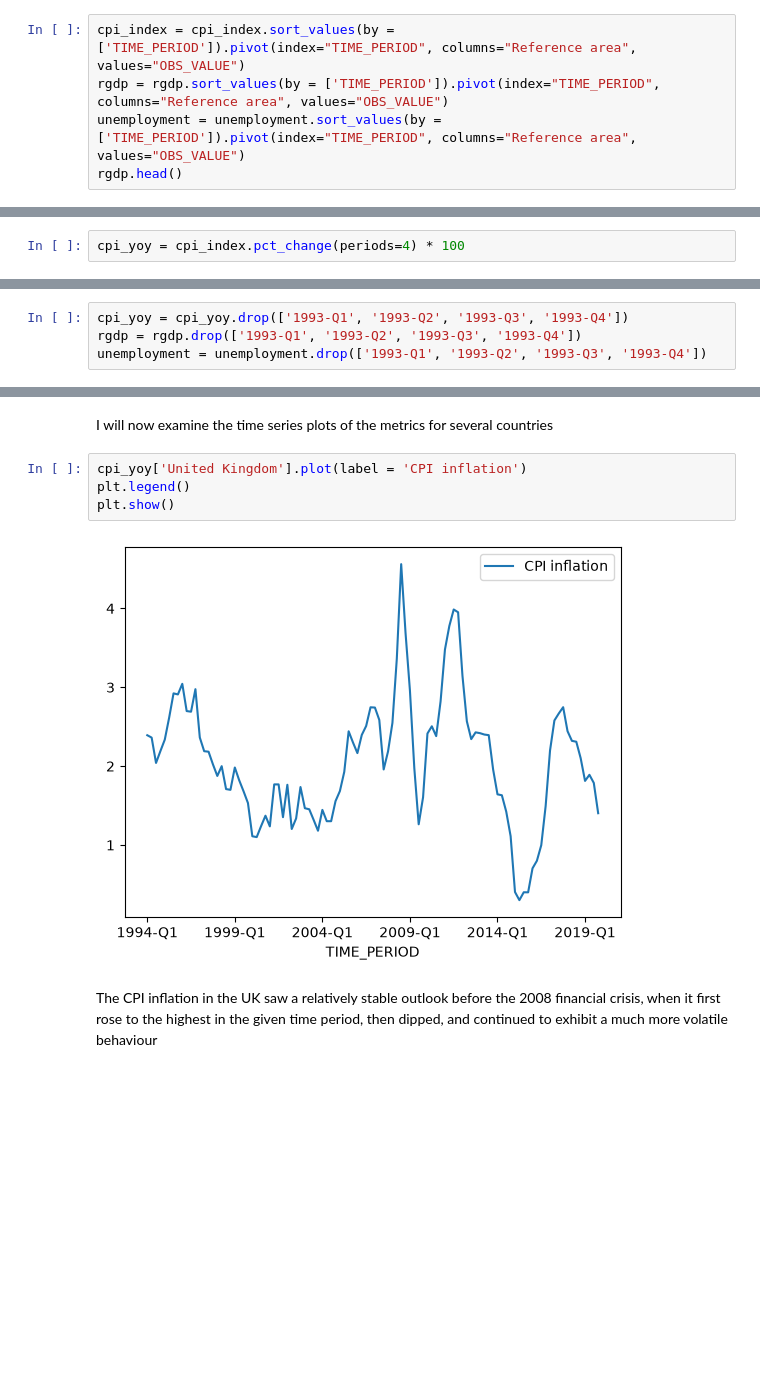
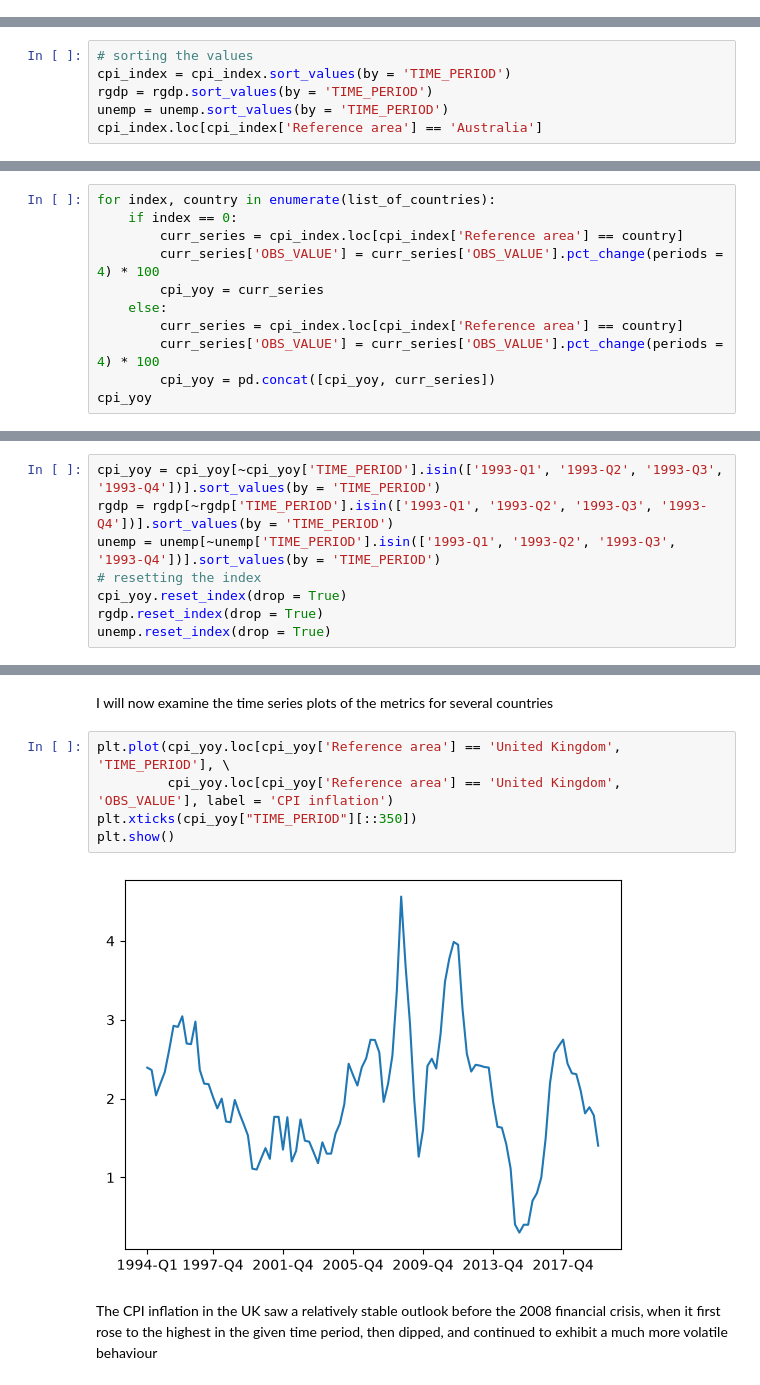
Before and after one commit to illiazhupanov/Economics_Forecasting_Project, a Jupyter notebook: notebooks/1_exploration_of_data.ipynb, the cells around one changed output, grey strips where cells are left out. Saved outputs shown, nothing was run; the diff lists cells and outputs as text; blank space fills up the shorter version.

```diff
--- a/notebooks/1_exploration_of_data.ipynb
+++ b/notebooks/1_exploration_of_data.ipynb
@@ -69,5 +50,0 @@ Using the pandas .pivot function to structure the data into tables with countrie
-# %%
-cpi_index = cpi_index.sort_values(by = ['TIME_PERIOD']).pivot(index="TIME_PERIOD", columns="Reference area", values="OBS_VALUE")
-rgdp = rgdp.sort_values(by = ['TIME_PERIOD']).pivot(index="TIME_PERIOD", columns="Reference area", values="OBS_VALUE")
-unemployment = unemployment.sort_values(by = ['TIME_PERIOD']).pivot(index="TIME_PERIOD", columns="Reference area", values="OBS_VALUE")
-rgdp.head()
@@ -91,0 +51,6 @@ print(unemployment.isna().sum().sum())
+# %%
+# sorting the values
+cpi_index = cpi_index.sort_values(by = 'TIME_PERIOD')
+rgdp = rgdp.sort_values(by = 'TIME_PERIOD')
+unemp = unemp.sort_values(by = 'TIME_PERIOD')
+cpi_index.loc[cpi_index['Reference area'] == 'Australia']
@@ -92,4 +71,13 @@ print(unemployment.isna().sum().sum())
 # %% [markdown]
 RGDP is already in the form of percentage difference, unemployment is a percentage, but CPI is just a raw index, therefore I will compute the percentage growth for it
 # %%
-cpi_yoy = cpi_index.pct_change(periods=4) * 100
+for index, country in enumerate(list_of_countries):
+    if index == 0:
+        curr_series = cpi_index.loc[cpi_index['Reference area'] == country]
+        curr_series['OBS_VALUE'] = curr_series['OBS_VALUE'].pct_change(periods = 4) * 100
+        cpi_yoy = curr_series
+    else:
+        curr_series = cpi_index.loc[cpi_index['Reference area'] == country]
+        curr_series['OBS_VALUE'] = curr_series['OBS_VALUE'].pct_change(periods = 4) * 100
+        cpi_yoy = pd.concat([cpi_yoy, curr_series])
+cpi_yoy
@@ -96,6 +98,10 @@ cpi_yoy = cpi_index.pct_change(periods=4) * 100
 # %% [markdown]
 The data points for the first year cannot be computed for CPI, so only the data after 1994 (incl.) will be used
 # %%
-cpi_yoy = cpi_yoy.drop(['1993-Q1', '1993-Q2', '1993-Q3', '1993-Q4'])
-rgdp = rgdp.drop(['1993-Q1', '1993-Q2', '1993-Q3', '1993-Q4'])
-unemployment = unemployment.drop(['1993-Q1', '1993-Q2', '1993-Q3', '1993-Q4'])
+cpi_yoy = cpi_yoy[~cpi_yoy['TIME_PERIOD'].isin(['1993-Q1', '1993-Q2', '1993-Q3', '1993-Q4'])].sort_values(by = 'TIME_PERIOD')
+rgdp = rgdp[~rgdp['TIME_PERIOD'].isin(['1993-Q1', '1993-Q2', '1993-Q3', '1993-Q4'])].sort_values(by = 'TIME_PERIOD')
+unemp = unemp[~unemp['TIME_PERIOD'].isin(['1993-Q1', '1993-Q2', '1993-Q3', '1993-Q4'])].sort_values(by = 'TIME_PERIOD')
+# resetting the index
+cpi_yoy.reset_index(drop = True)
+rgdp.reset_index(drop = True)
+unemp.reset_index(drop = True)
@@ -113,11 +131,12 @@ unemployment.head()
 # %% [markdown]
 I will now examine the time series plots of the metrics for several countries
 # %%
-cpi_yoy['United Kingdom'].plot(label = 'CPI inflation')
-plt.legend()
+plt.plot(cpi_yoy.loc[cpi_yoy['Reference area'] == 'United Kingdom', 'TIME_PERIOD'], \
+         cpi_yoy.loc[cpi_yoy['Reference area'] == 'United Kingdom', 'OBS_VALUE'], label = 'CPI inflation')
+plt.xticks(cpi_yoy["TIME_PERIOD"][::350])
 plt.show()
 # %% [output]
-[figure, old version]
+[figure, new version]
 # %% [markdown]
 The CPI inflation in the UK saw a relatively stable outlook before the 2008 financial crisis, when it first rose to the highest in the given time period, then dipped, and continued to exhibit a much more volatile behaviour
 # %%
```
Also changed, not shown: parts of 17 cells of this notebook, 6 other files.
